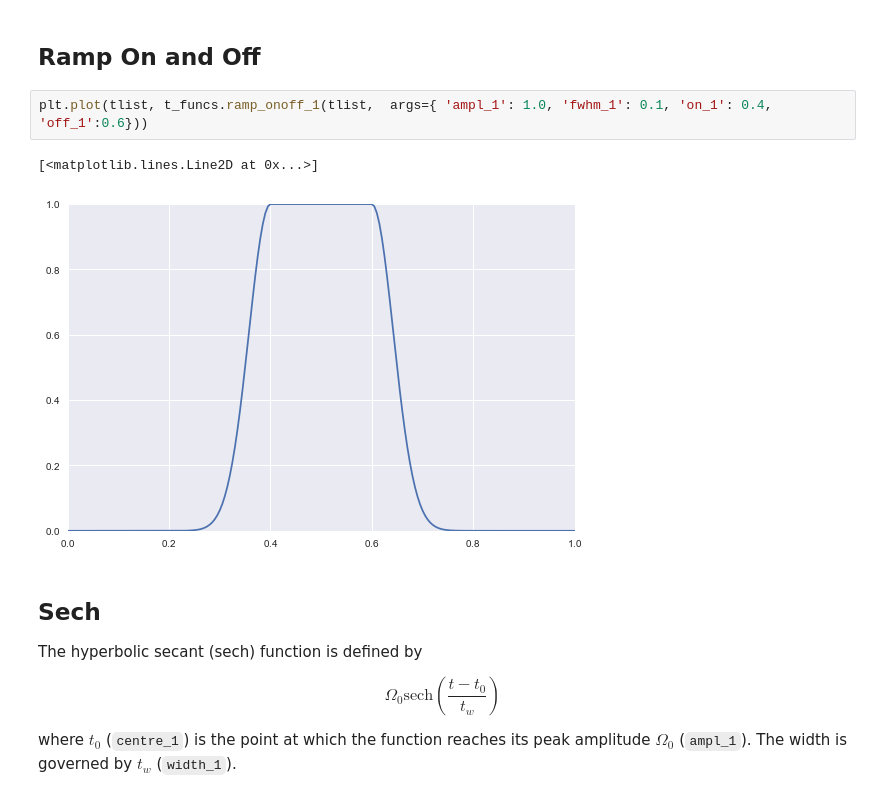
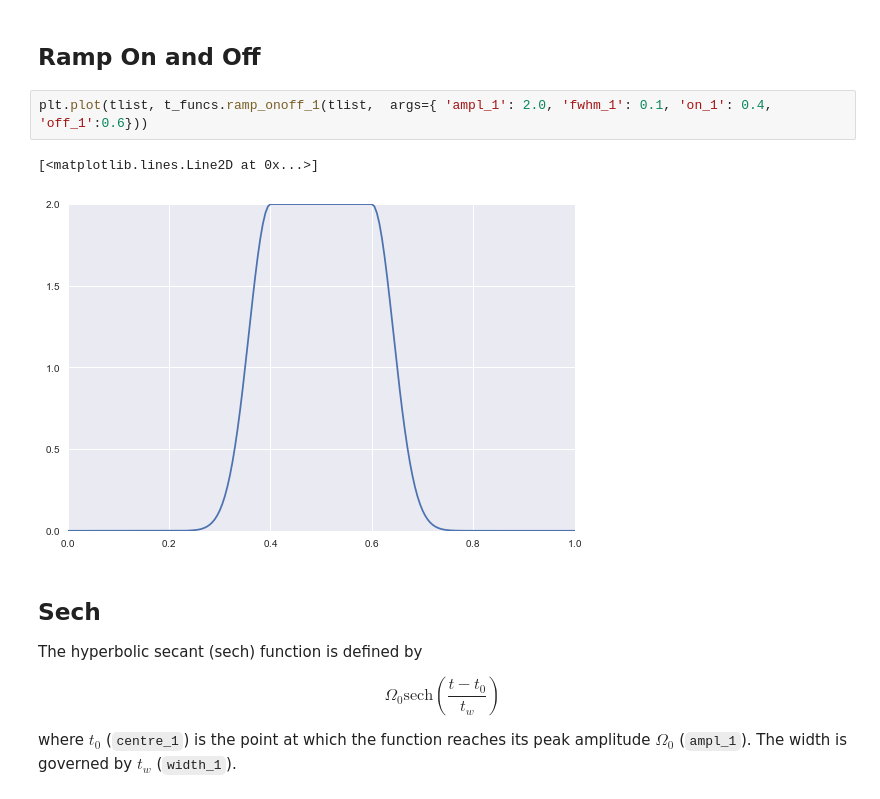
Before and after one commit to tpogden/notebooks-maxwellbloch, a Jupyter notebook: A-available-time-functions.ipynb, the cells around one changed output. Drawn from its saved outputs; the diff is of its cells as text.

```diff
--- a/A-available-time-functions.ipynb
+++ b/A-available-time-functions.ipynb
@@ -67,10 +67,10 @@ plt.plot(tlist, t_funcs.ramp_off_1(tlist,  args={ 'ampl_1': 1.0, 'fwhm_1': 0.1,
 # %% [markdown]
 ## Ramp On and Off
 # %%
-plt.plot(tlist, t_funcs.ramp_onoff_1(tlist,  args={ 'ampl_1': 1.0, 'fwhm_1': 0.1, 'on_1': 0.4, 'off_1':0.6}))
+plt.plot(tlist, t_funcs.ramp_onoff_1(tlist,  args={ 'ampl_1': 2.0, 'fwhm_1': 0.1, 'on_1': 0.4, 'off_1':0.6}))
 # %% [output]
 [<matplotlib.lines.Line2D at 0x...>]
-[figure, old version]
+[figure, new version]
 # %% [markdown]
 ## Sech
 
```
Also changed, not shown: parts of 5 cells of this notebook.
